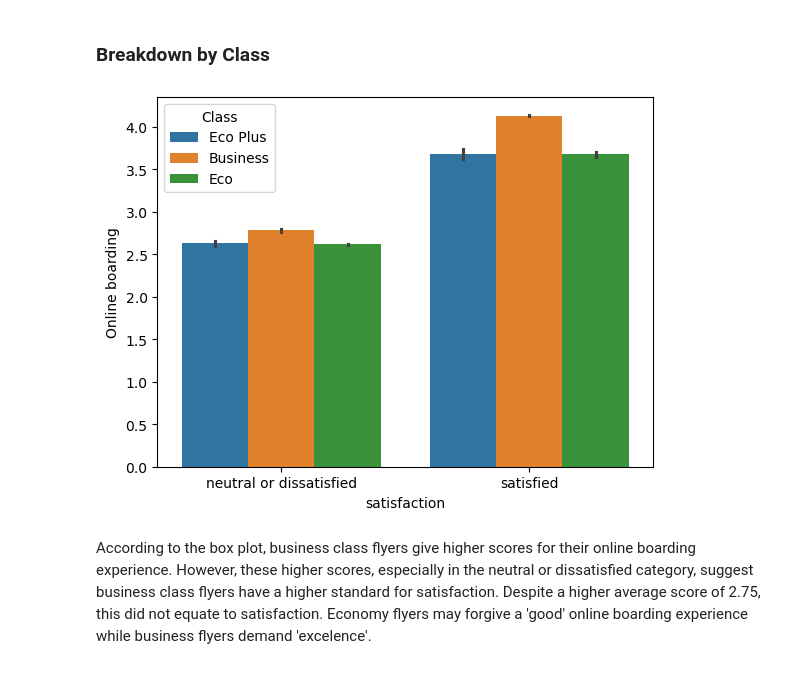
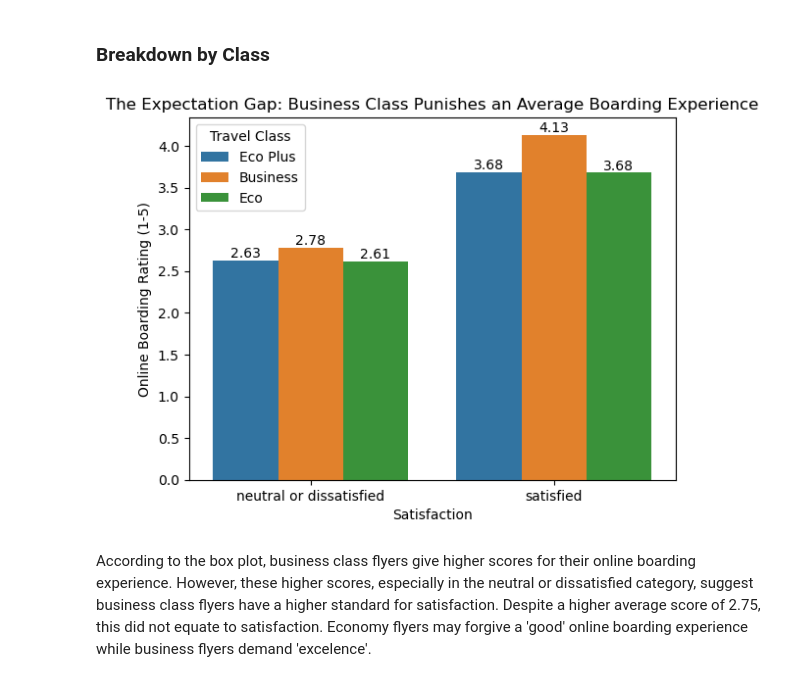
Before and after one commit to T-Godwins/airline-project, a Jupyter notebook: technical_analysis/02_baseline_model_discovery.ipynb, the cells around one changed output. Drawn from its saved outputs; the diff is of its cells as text; code cells hidden in the pictures.

```diff
--- a/technical_analysis/02_baseline_model_discovery.ipynb
+++ b/technical_analysis/02_baseline_model_discovery.ipynb
@@ -103,9 +103,17 @@ Online boarding expreince appears to be the biggest satisfaction predictor.
 ### Breakdown by Class
 # %%
 fig, ax = plt.subplots()
-sns.barplot(data=df, y='Online boarding', x='satisfaction', hue='Class', ax=ax)
+sns.barplot(data=df, y='Online boarding', x='satisfaction', hue='Class', ax=ax, errorbar=None)
+ax.bar_label(ax.containers[0], fmt='%.2f')
+ax.bar_label(ax.containers[1], fmt='%.2f')
+ax.bar_label(ax.containers[2], fmt='%.2f')
+
+ax.set_title("The Expectation Gap: Business Class Punishes an Average Boarding Experience")
+ax.set_ylabel("Online Boarding Rating (1-5)")
+ax.set_xlabel("Satisfaction")
+ax.legend(title='Travel Class')
 plt.show()
 # %% [output]
-[figure, old version]
+[figure, new version]
 # %% [markdown]
 According to the box plot, business class flyers give higher scores for their online boarding experience. However, these higher scores, especially in the neutral or dissatisfied category, suggest business class flyers have a higher standard for satisfaction. Despite a higher average score of 2.75, this did not equate to satisfaction. Economy flyers may forgive a 'good' online boarding experience while business flyers demand 'excelence'.
```
Also changed, not shown: 1 other file.
